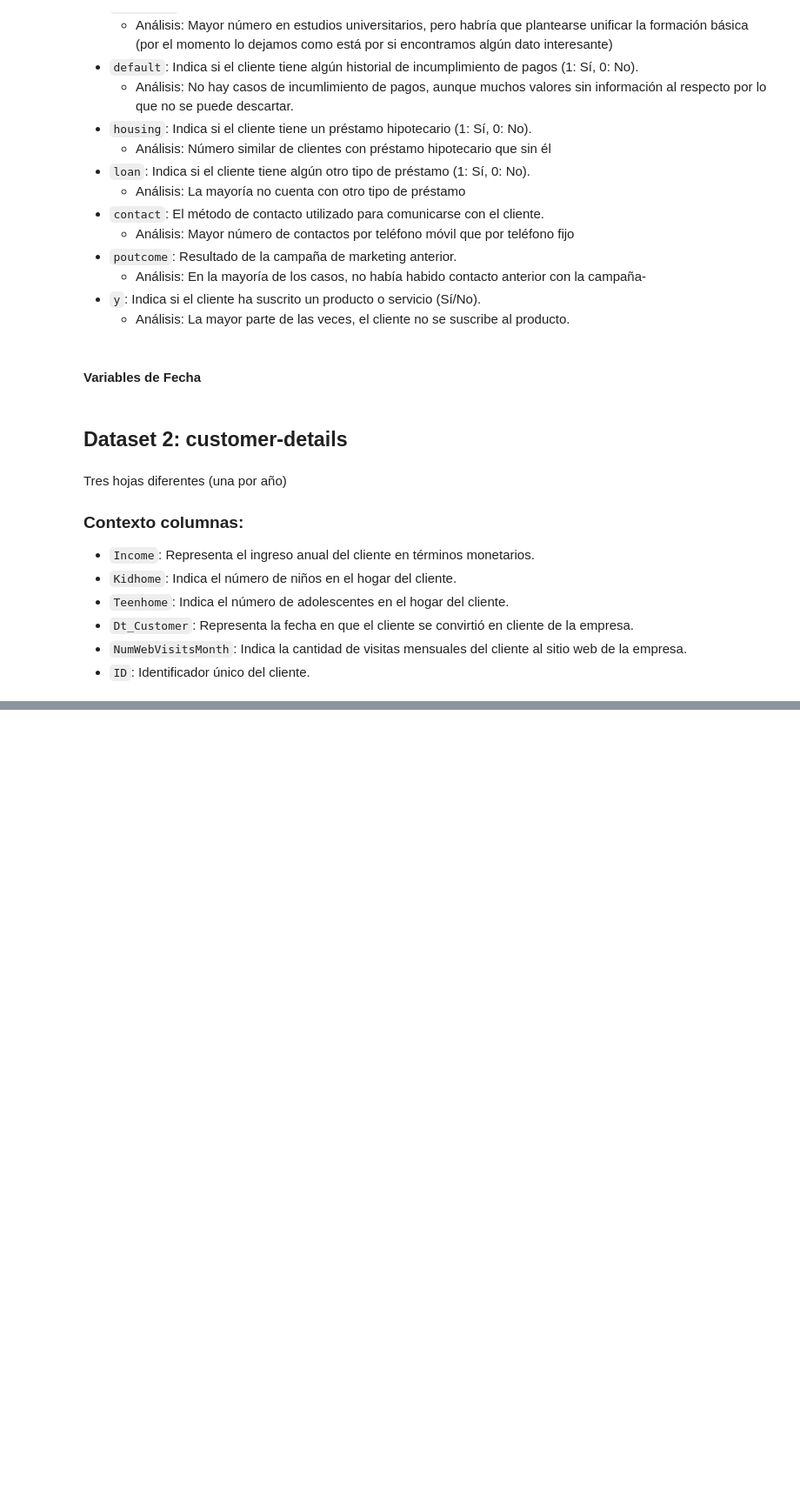
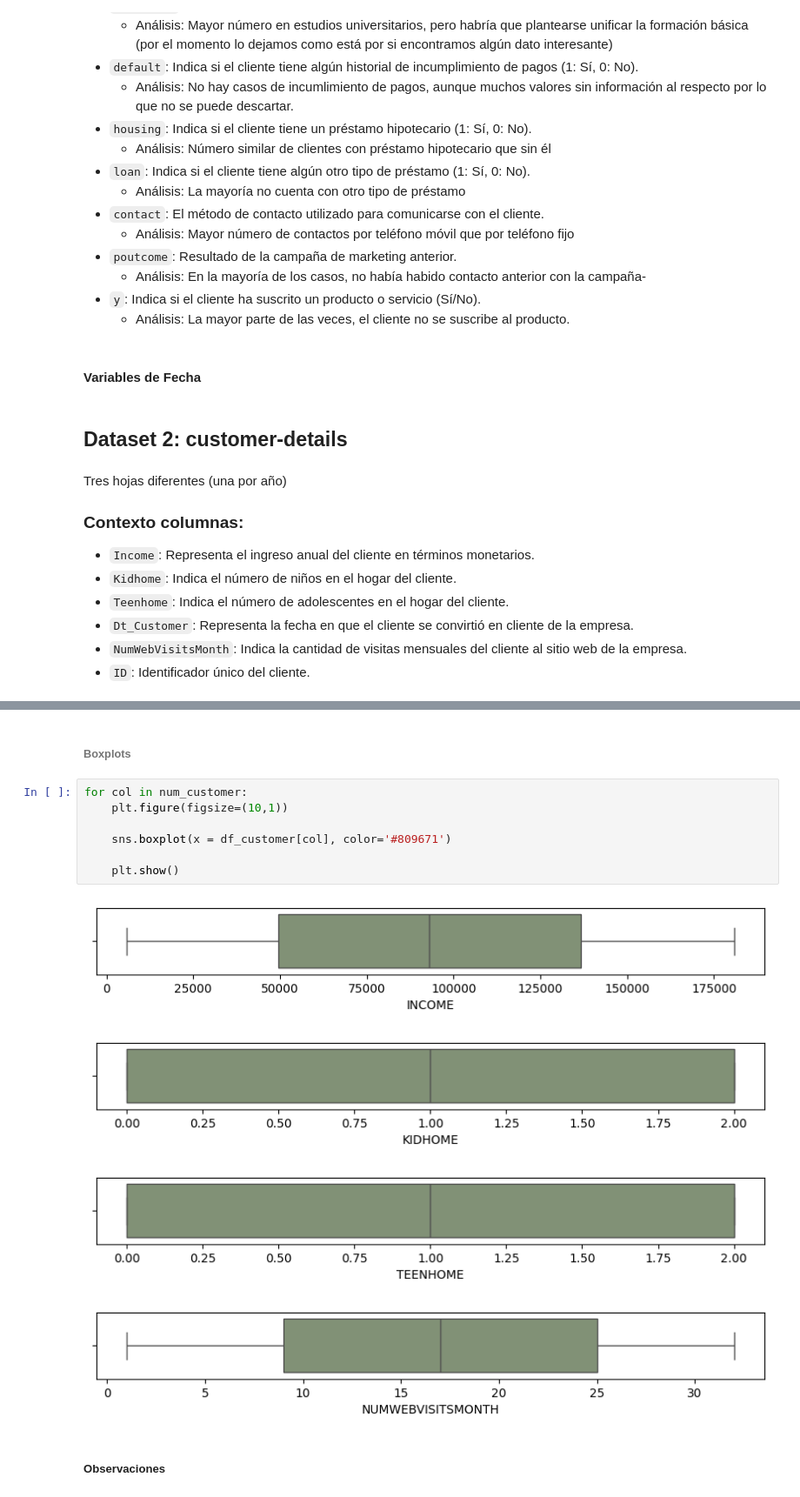
Before and after one commit to PalomaDA/DataProyect_EDA_Python, a Jupyter notebook: 01-analisis_inicial.ipynb, the cells around one changed output, grey strips where cells are left out. Shown at 87% size. Cells and saved outputs as stored; diff of their text form; blank space fills up the shorter version.

```diff
--- a/01-analisis_inicial.ipynb
+++ b/01-analisis_inicial.ipynb
@@ -508,0 +655,16 @@ Tres hojas diferentes (una por año)
+# %% [markdown]
+###### Boxplots
+# %%
+for col in num_customer:
+    plt.figure(figsize=(10,1))
+
+    sns.boxplot(x = df_customer[col], color='#809671')
+
+    plt.show()
+# %% [output]
+[figure, added]
+[figure, added]
+[figure, added]
+[figure, added]
+# %% [markdown]
+##### Observaciones
```
Also changed, not shown: parts of 41 cells of this notebook.
